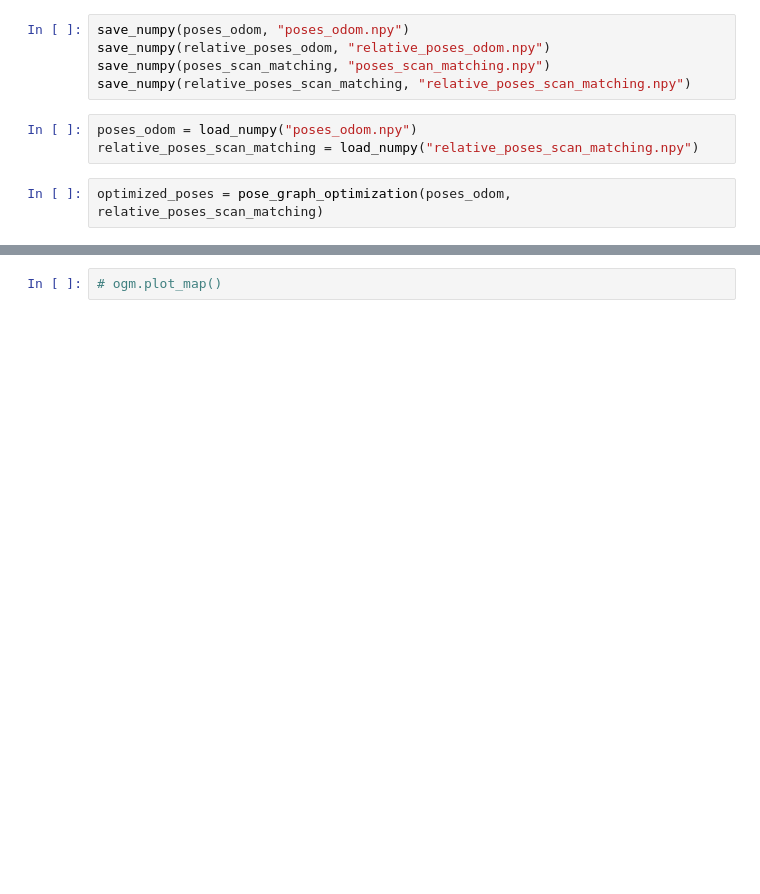
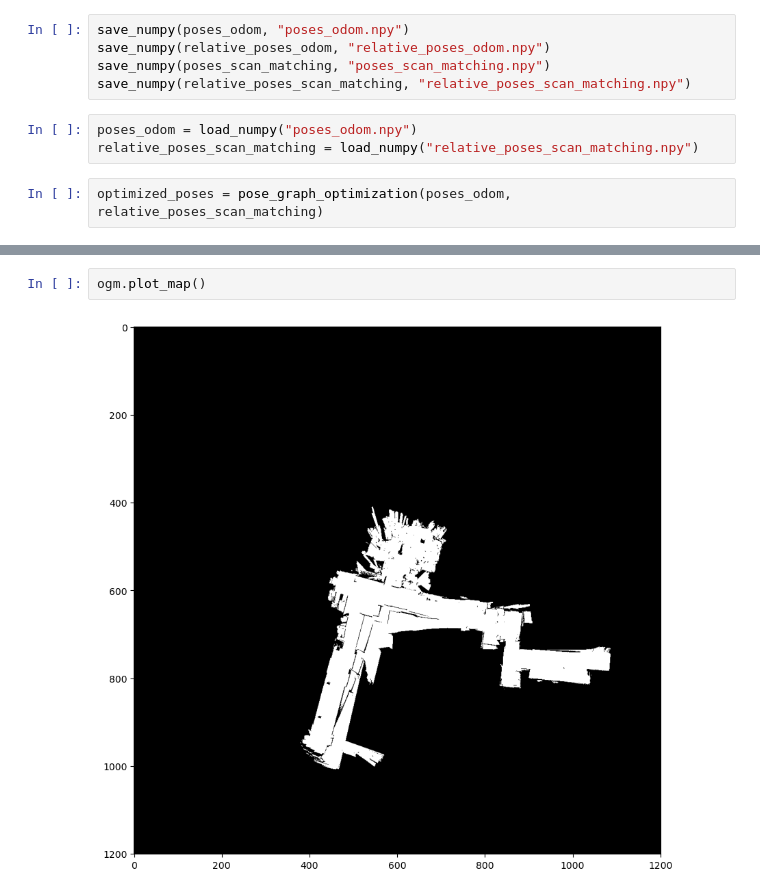
Before and after one commit to fadli0029/LiDAR-SLAM, a Jupyter notebook: v7.ipynb, the cells around one changed output, grey strips where cells are left out. Saved outputs shown, nothing was run; the diff lists cells and outputs as text; blank space fills up the shorter version.

```diff
--- a/v7.ipynb
+++ b/v7.ipynb
@@ -73,3 +81,5 @@ plot_N_trajectories([poses_odom, optimized_poses, poses_scan_matching])
 # %%
-# ogm.plot_map()
+ogm.plot_map()
+# %% [output]
+[figure, added]
 # %%
```
Also changed, not shown: parts of 7 cells of this notebook, 8 other files.
